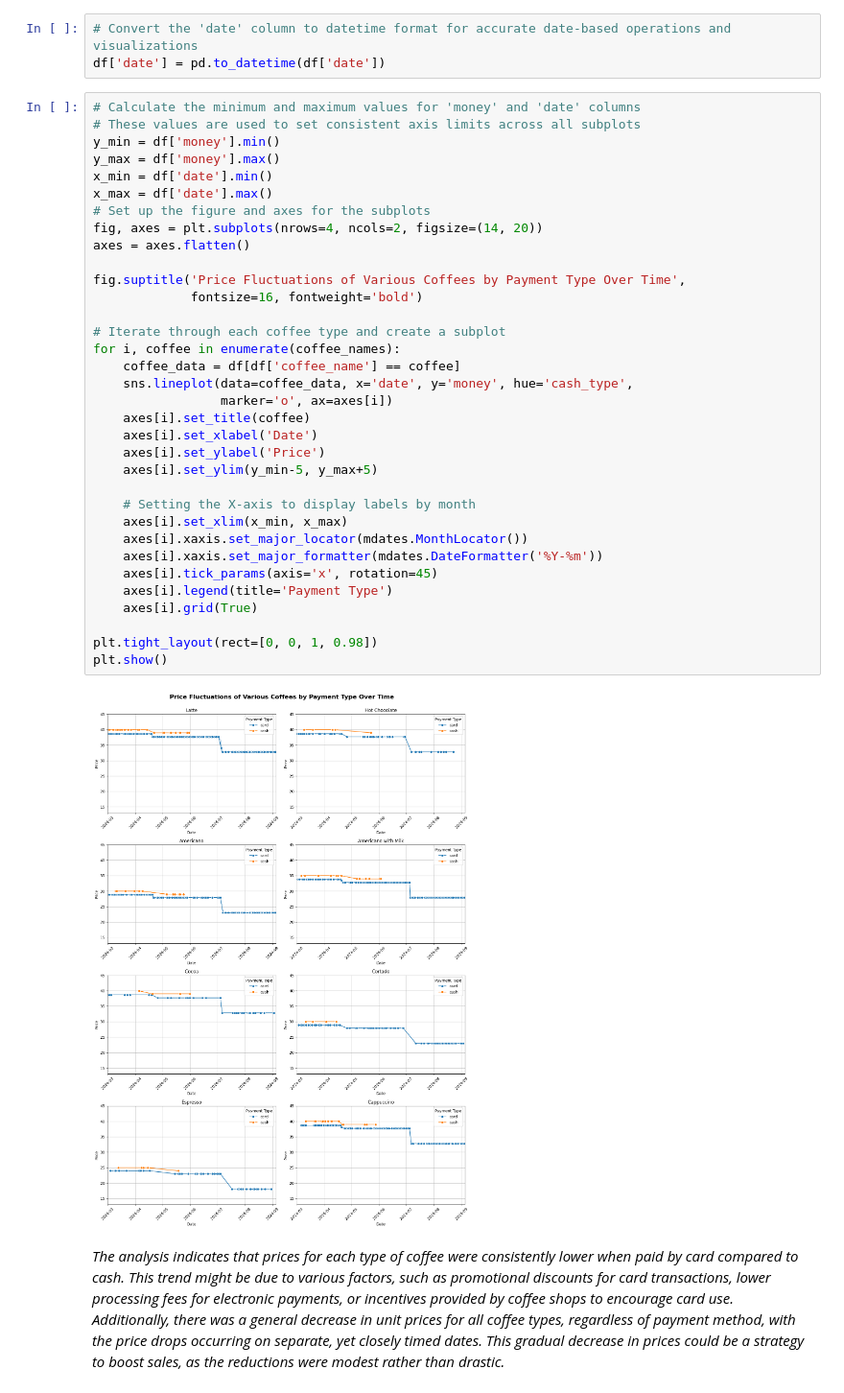
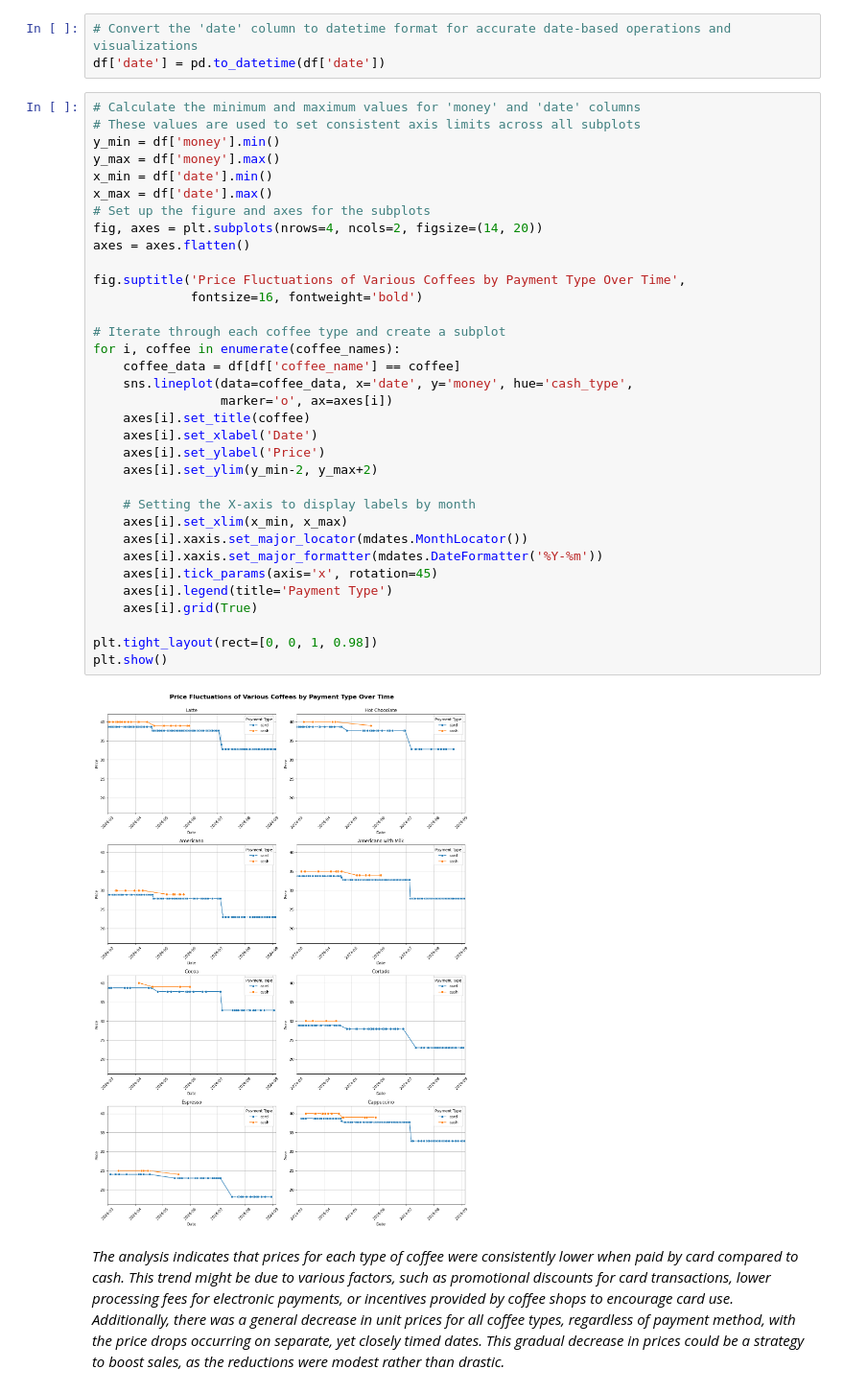
Before and after one commit to Viktoriia-Shalaieva/Coffee_Sales_Data_Analysis, a Jupyter notebook: Python/coffee_sales.ipynb, the cells around one changed output. Shown at 96% size. Saved outputs shown, nothing was run; the diff lists cells and outputs as text.

Commit message:
minor changes_plot_Price Fluctuations of Various Coffees by Payment Type Over Time

```diff
--- a/Python/coffee_sales.ipynb
+++ b/Python/coffee_sales.ipynb
@@ -364,35 +364,35 @@ y_min = df['money'].min()
 y_max = df['money'].max()
 x_min = df['date'].min()
 x_max = df['date'].max()
 # Set up the figure and axes for the subplots
 fig, axes = plt.subplots(nrows=4, ncols=2, figsize=(14, 20))
 axes = axes.flatten()
 
 fig.suptitle('Price Fluctuations of Various Coffees by Payment Type Over Time',
              fontsize=16, fontweight='bold')
 
 # Iterate through each coffee type and create a subplot
 for i, coffee in enumerate(coffee_names):
     coffee_data = df[df['coffee_name'] == coffee]
     sns.lineplot(data=coffee_data, x='date', y='money', hue='cash_type',
                  marker='o', ax=axes[i])
     axes[i].set_title(coffee)
     axes[i].set_xlabel('Date')
     axes[i].set_ylabel('Price')
-    axes[i].set_ylim(y_min-5, y_max+5)
+    axes[i].set_ylim(y_min-2, y_max+2)
 
     # Setting the X-axis to display labels by month
     axes[i].set_xlim(x_min, x_max)
     axes[i].xaxis.set_major_locator(mdates.MonthLocator())
     axes[i].xaxis.set_major_formatter(mdates.DateFormatter('%Y-%m'))
     axes[i].tick_params(axis='x', rotation=45)
     axes[i].legend(title='Payment Type')
     axes[i].grid(True)
 
 plt.tight_layout(rect=[0, 0, 1, 0.98])
 plt.show()
 # %% [output]
-[figure, old version]
+[figure, new version]
 # %% [markdown]
 *The analysis indicates that prices for each type of coffee were consistently lower when paid by card compared to cash. This trend might be due to various factors, such as promotional discounts for card transactions, lower processing fees for electronic payments, or incentives provided by coffee shops to encourage card use. Additionally, there was a general decrease in unit prices for all coffee types, regardless of payment method, with the price drops occurring on separate, yet closely timed dates. This gradual decrease in prices could be a strategy to boost sales, as the reductions were modest rather than drastic.*
 # %% [markdown]
```
